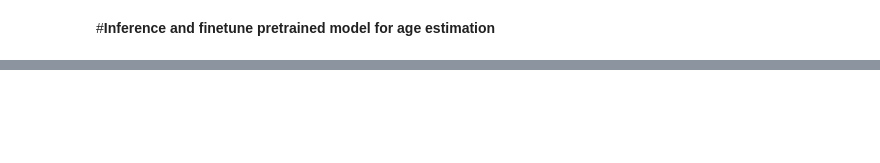
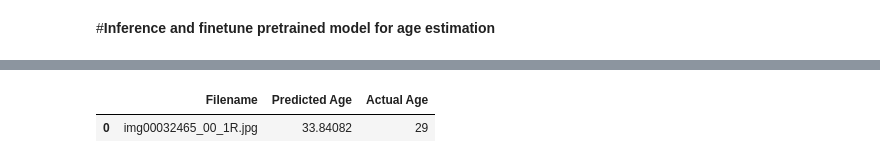
Before and after one commit to ykitaguchi77/FundusPhoto, a Jupyter notebook: Metabo2024.ipynb, the cells around one changed output, grey strips where cells are left out. Saved outputs shown, nothing was run; the diff lists cells and outputs as text; code cells hidden in the pictures; blank space fills up the shorter version.

```diff
--- a/Metabo2024.ipynb
+++ b/Metabo2024.ipynb
@@ -4408,0 +4133,49 @@ print("All columns processed and models saved.")
+# %%
+# Check if CUDA is available and use it
+device = torch.device("cuda" if torch.cuda.is_available() else "cpu")
+
+# Re-load the dataframe to avoid conflicts
+df = pd.read_csv(file_path)
+
+# Recreate the mapping from image filenames (without path) to their corresponding ages
+file_age_mapping = dict(zip(df['filename'], df['age']))
+
+# Import the correct PyTorch module for DataLoader
+from torch.utils.data import DataLoader
+
+# DataLoader creation
+loader = DataLoader(
+    dataset, batch_size=1, shuffle=False
+)
+
+# Proceed with prediction using the correct DataLoader
+predicted_ages = []
+actual_ages = []
+
+# Move the model to GPU
+model = model.to(device)
+model.eval()
+
+with torch.no_grad():
+    for inputs, img_basename in tqdm(loader):
+        # Move inputs to GPU
+        inputs = inputs.to(device)
+        outputs = model(inputs)
+        pred_age = outputs.data.cpu().numpy().item()
+        predicted_ages.append(pred_age)
+
+        # Compare with actual age from CSV
+        actual_ages.append(file_age_mapping.get(img_basename[0], None))  # Fetch actual age using basename
+
+# Display a comparison of predicted and actual ages
+comparison_df = pd.DataFrame({
+    'Filename': [os.path.basename(f) for f in img_list],
+    'Predicted Age': predicted_ages,
+    'Actual Age': actual_ages
+})
+
+# Display the results
+comparison_df
+# %% [output]
+|  | Filename | Predicted Age | Actual Age |
+| 0 | img00032465_00_1R.jpg | 33.84082 | 29 |
```
Also changed, not shown: parts of 5 cells of this notebook.
